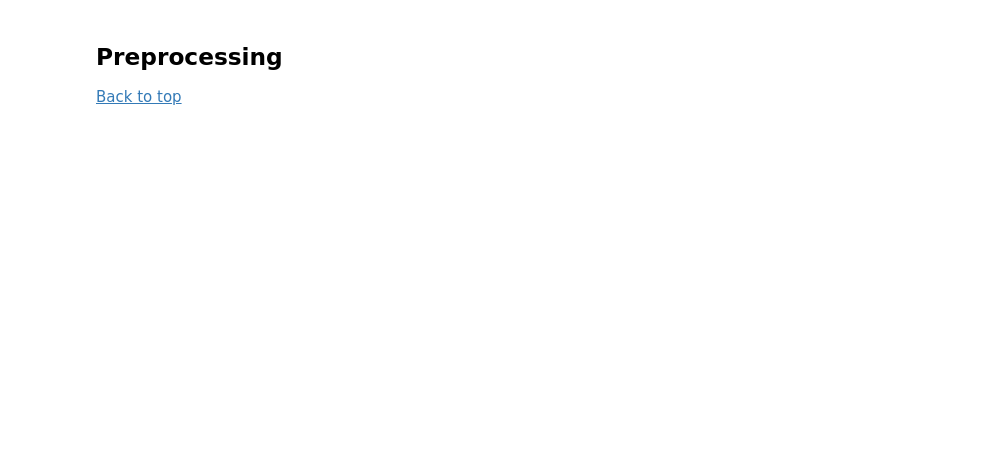
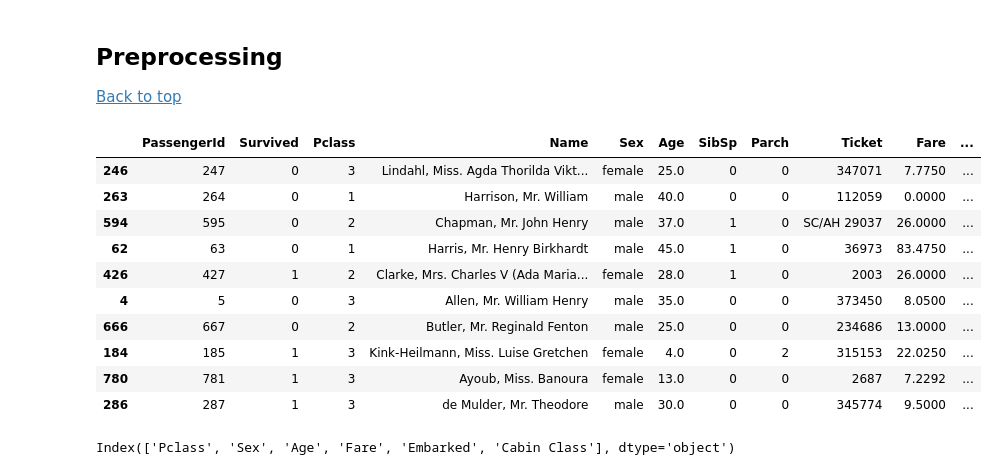
Before and after one commit to Chau-Ngoc/titanic-survival-classification, a Jupyter notebook: titanic_classification.ipynb, the cells around one changed output. Cells and saved outputs as stored; diff of their text form; code cells hidden in the pictures; blank space fills up the shorter version.

```diff
--- a/titanic_classification.ipynb
+++ b/titanic_classification.ipynb
@@ -218,5 +372,5 @@ def fill_age(pclass, age):
     else:
         return age
 # %%
-df["Age"] = df.apply(lambda table: fill_age(table["Pclass"], table["Age"]), axis=1)
+train["Age"] = train.apply(lambda table: fill_age(table["Pclass"], table["Age"]), axis=1)
 # %%
@@ -245,4 +437,4 @@ Mr. William Bertram had one parent/child aboard the Titanic. He probalby stayed
 
 I want to create another column called "Cabin Class" which contains the first letter of each value in the "Cabin" column. This way, I can treat the "Cabin Class" column as the high-level class and the "Cabin" column as the detailed subclass of the "Cabin Class" column.
 # %%
-df['Cabin Class'] = df['Cabin'].map(lambda x: x[0], na_action='ignore')
+train["Cabin Class"] = train["Cabin"].map(lambda x: x[0], na_action="ignore")
@@ -253,5 +467,6 @@ df['Cabin Class'].unique()
 # %% [markdown]
 For the `NaN` in the "Cabin Class", I want to assign **U** to them (U stands for unknown cabin class).
 # %%
-df['Cabin Class'] = df['Cabin Class'].fillna('U')
+train['Cabin Class'] = train['Cabin Class'].fillna('U')
+test['Cabin Class'] = test['Cabin Class'].fillna('U')
 # %%
@@ -263 +482,4 @@ df = df.drop('Cabin', axis=1)
+# %%
+train = train.drop('Cabin', axis=1)
+test = test.drop('Cabin', axis=1)
 # %%
@@ -266,5 +517,17 @@ df.isna().sum()
 ## Preprocessing <a id='preprocessing'></a>
 [Back to top](#top)
 # %%
-df.sample(n=10)
+train.sample(n=10)
+# %% [output]
+|  | PassengerId | Survived | Pclass | Name | Sex | Age | SibSp | Parch | Ticket | Fare | ... |
+| 246 | 247 | 0 | 3 | Lindahl, Miss. Agda Thorilda Vikt... | female | 25.0 | 0 | 0 | 347071 | 7.7750 | ... |
+| 263 | 264 | 0 | 1 | Harrison, Mr. William | male | 40.0 | 0 | 0 | 112059 | 0.0000 | ... |
+| 594 | 595 | 0 | 2 | Chapman, Mr. John Henry | male | 37.0 | 1 | 0 | SC/AH 29037 | 26.0000 | ... |
+| 62 | 63 | 0 | 1 | Harris, Mr. Henry Birkhardt | male | 45.0 | 1 | 0 | 36973 | 83.4750 | ... |
+| 426 | 427 | 1 | 2 | Clarke, Mrs. Charles V (Ada Maria... | female | 28.0 | 1 | 0 | 2003 | 26.0000 | ... |
+| 4 | 5 | 0 | 3 | Allen, Mr. William Henry | male | 35.0 | 0 | 0 | 373450 | 8.0500 | ... |
+| 666 | 667 | 0 | 2 | Butler, Mr. Reginald Fenton | male | 25.0 | 0 | 0 | 234686 | 13.0000 | ... |
+| 184 | 185 | 1 | 3 | Kink-Heilmann, Miss. Luise Gretchen | female | 4.0 | 0 | 2 | 315153 | 22.0250 | ... |
+| 780 | 781 | 1 | 3 | Ayoub, Miss. Banoura | female | 13.0 | 0 | 0 | 2687 | 7.2292 | ... |
+| 286 | 287 | 1 | 3 | de Mulder, Mr. Theodore | male | 30.0 | 0 | 0 | 345774 | 9.5000 | ... |
 # %%
@@ -273,5 +543,7 @@ y = df["Survived"]
 # %%
-X.columns
+X_train.columns
+# %% [output]
+Index(['Pclass', 'Sex', 'Age', 'Fare', 'Embarked', 'Cabin Class'], dtype='object')
 # %%
 categorical_columns = ["Sex", "Embarked", "Cabin Class"]
 
```
Also changed, not shown: parts of 76 cells of this notebook.
